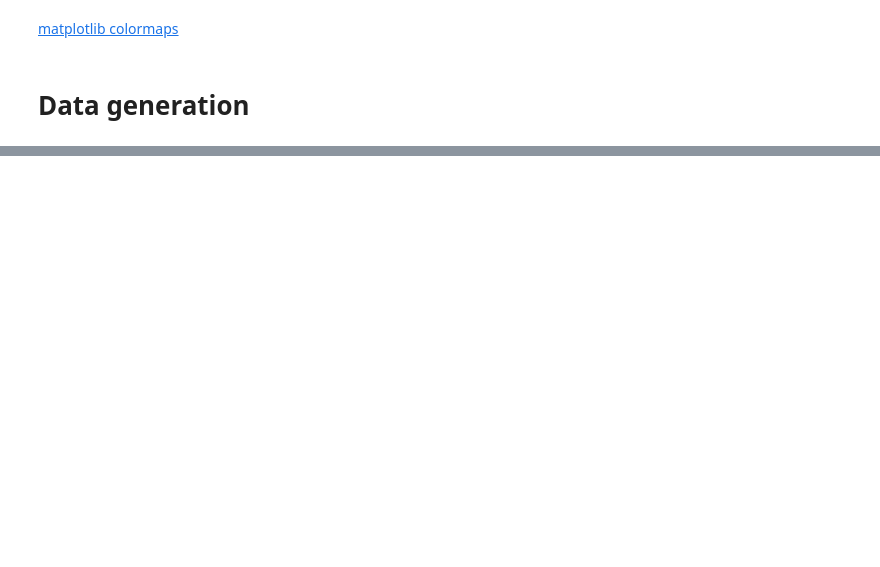
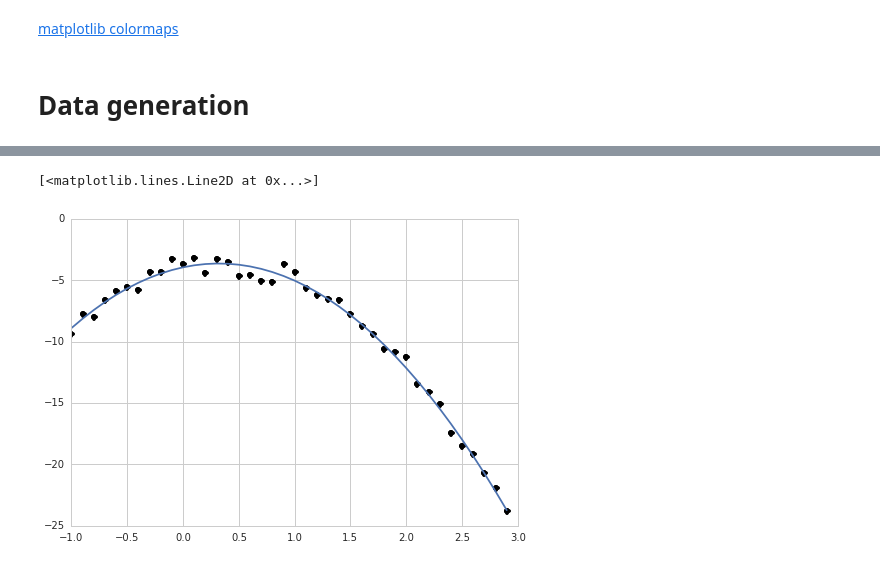
Before and after one commit to vanzaj/pytalks, a Jupyter notebook: 20150411_PyLadies_analytics/workshop.ipynb, the cells around one changed output, grey strips where cells are left out. Drawn from its saved outputs; the diff is of its cells as text; code cells hidden in the pictures; blank space fills up the shorter version.

```diff
--- a/20150411_PyLadies_analytics/workshop.ipynb
+++ b/20150411_PyLadies_analytics/workshop.ipynb
@@ -509,0 +539,17 @@ print(a, b)
+# %%
+# quadratic process
+# y = ax^2 + bx + c
+
+x = np.arange(-1, 3, 0.1)
+y = -3 * x**2 + 2 * x - 5 + np.random.rand(len(x)) * 2
+
+# fit
+a, b, c = np.polyfit(x, y, 2)
+y_fit = np.polyval((a, b, c), x)
+
+
+plt.plot(x, y, 'ko')
+plt.plot(x, y_fit)
+# %% [output]
+[<matplotlib.lines.Line2D at 0x...>]
+[figure, added]
```
Also changed, not shown: parts of 33 cells of this notebook, 1 other file.
